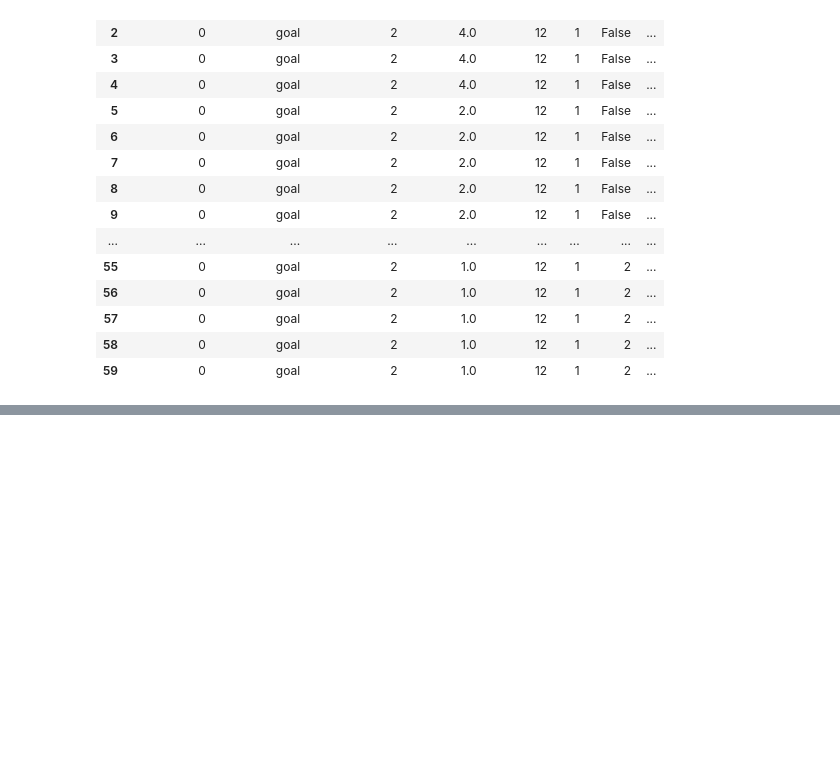
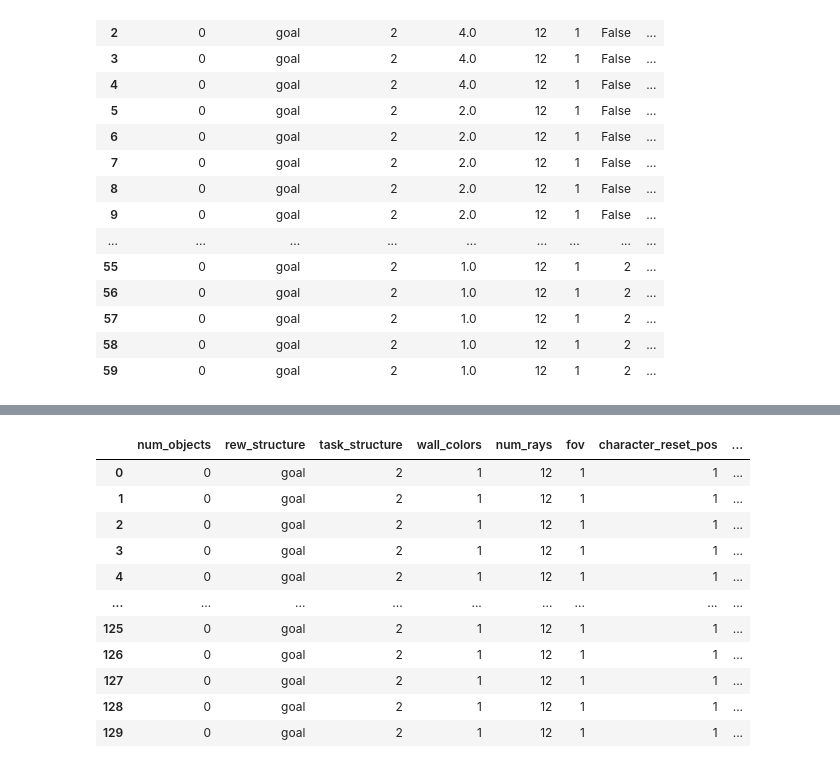
Before and after one commit to liuandrew/training-rl-algo, a Jupyter notebook: write_and_test/write_experiments.ipynb, the cells around one changed output, grey strips where cells are left out. Drawn from its saved outputs; the diff is of its cells as text; code cells hidden in the pictures; blank space fills up the shorter version.

```diff
--- a/write_and_test/write_experiments.ipynb
+++ b/write_and_test/write_experiments.ipynb
@@ -96,7 +96,7 @@ aux_task_configs = {
         'rew_structure': 'goal'
     },
 
-    'catwall0': {
+    'catwall1': {
         'auxiliary_tasks': [5],
         'auxiliary_task_args': [1],
         'auxiliary_heads': [[-1, 0, 1, 2]],
@@ -6258,0 +6265,79 @@ pd.DataFrame(rows)
+# %%
+#Additional trials
+auxiliary_task_names = ['none', 'rewexplore', 'rewdist',
+                        'wall0', 'wall1', 'wall01', 'goaldist', 'terminal',
+                        'catwall0', 'catwall1', 'catwall01', 'catfacewall', 'catquad']
+batch = 16
+width = 16
+rows = []
+
+for j, aux_name in enumerate(auxiliary_task_names):
+    for i in range(10):
+        exp_name = f'nav_pdistal_criticaux{aux_name}_t{i}'
+
+        aux_conf = aux_task_configs[aux_name]
+        aux_heads = aux_conf['auxiliary_heads'].copy()
+        for head in aux_heads:
+            head[1] = 1 #change to critic side
+
+        env_kwargs = {'num_objects': 0,
+                      'rew_structure': aux_conf['rew_structure'],
+                      'task_structure': 2, 'wall_colors': 1, 'num_rays': 12,
+                      'fov': 1, 'character_reset_pos': 1, 'poster': 1,
+                      'auxiliary_tasks': aux_conf['auxiliary_tasks'],
+                      'auxiliary_task_args': aux_conf['auxiliary_task_args'],
+                      'separate_aux_tasks': True}
+        row = env_kwargs.copy()
+        row['name'] = exp_name
+        row['layer_width'] = width
+        row['batch_size'] = batch
+
+        row['aux_task'] = aux_conf['auxiliary_tasks']
+        row['aux_task_args'] = aux_conf['auxiliary_task_args']
+        row['aux_heads'] = aux_heads
+        row['aux_sizes'] = aux_conf['auxiliary_truth_sizes']
+
+        rows.append(row)
+        config = {
+            'wandb_project_name': 'Nav_Shared_Layers',
+            'exp_name': exp_name,
+            'save_name': exp_name,
+            'env_name': 'NavEnv-v0',
+            'algo': 'ppo',
+            'recurrent': True,
+            'seed': i,
+            'no_cuda': True,
+            'env_kwargs': env_kwargs,
+            #Training params
+            'num_env_steps': 3000000,
+            'num_mini_batch': 10,
+            'num_processes': 100,
+            'num_steps': batch,
+            'checkpoint_interval': 10,
+            #model params
+            'nn_base': 'FlexBaseAux',
+            'nn_base_kwargs': {'hidden_size': width,
+                               'auxiliary_heads': aux_heads},
+            #New auxiliary params
+            'aux_wrapper_kwargs': aux_conf['aux_wrapper_kwargs'],
+            'use_new_aux': True,
+            'auxiliary_truth_sizes': aux_conf['auxiliary_truth_sizes'],
+            'auxiliary_loss_coef': 1.0
+        }
+
+        pickle.dump(config, open('../experiment_configs/' + exp_name, 'wb'))
+
+pd.DataFrame(rows)
+# %% [output]
+|  | num_objects | rew_structure | task_structure | wall_colors | num_rays | fov | character_reset_pos | ... |
+| 0 | 0 | goal | 2 | 1 | 12 | 1 | 1 | ... |
+| 1 | 0 | goal | 2 | 1 | 12 | 1 | 1 | ... |
+| 2 | 0 | goal | 2 | 1 | 12 | 1 | 1 | ... |
+| 3 | 0 | goal | 2 | 1 | 12 | 1 | 1 | ... |
+| 4 | 0 | goal | 2 | 1 | 12 | 1 | 1 | ... |
+| ... | ... | ... | ... | ... | ... | ... | ... | ... |
+| 125 | 0 | goal | 2 | 1 | 12 | 1 | 1 | ... |
+| 126 | 0 | goal | 2 | 1 | 12 | 1 | 1 | ... |
+| 127 | 0 | goal | 2 | 1 | 12 | 1 | 1 | ... |
+| 128 | 0 | goal | 2 | 1 | 12 | 1 | 1 | ... |
+| 129 | 0 | goal | 2 | 1 | 12 | 1 | 1 | ... |
```
Also changed, not shown: parts of 7 cells of this notebook, 26 other files.
